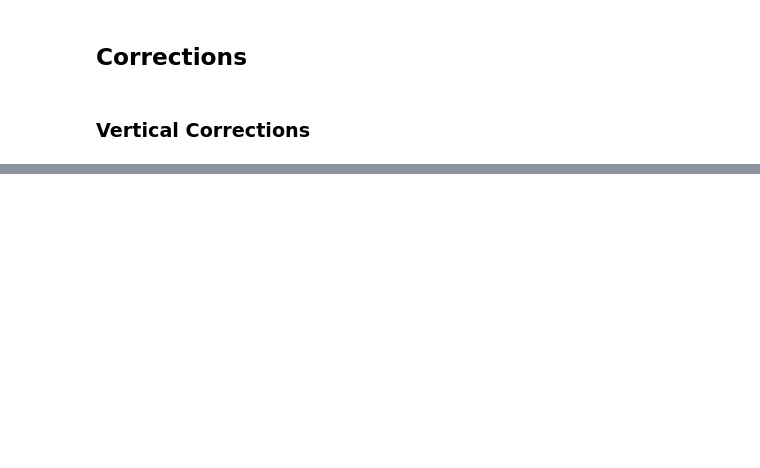
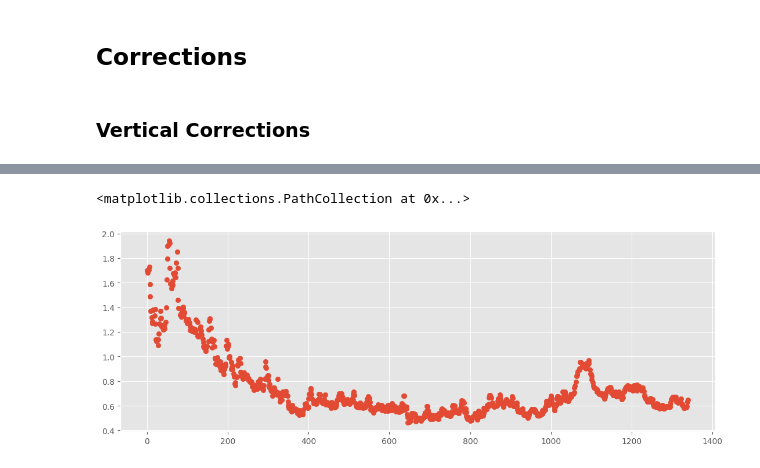
Before and after one commit to Abbass19/LTM_Bot_Clean, a Jupyter notebook: notebooks/0_2_LTM_CNN_TSLA_lmb002_model_2020.ipynb, the cells around one changed output, grey strips where cells are left out. Saved outputs shown, nothing was run; the diff lists cells and outputs as text; code cells hidden in the pictures; blank space fills up the shorter version.

```diff
--- a/notebooks/0_2_LTM_CNN_TSLA_lmb002_model_2020.ipynb
+++ b/notebooks/0_2_LTM_CNN_TSLA_lmb002_model_2020.ipynb
@@ -921,0 +962,5 @@ len(train_predictions)
+# %%
+plt.scatter(positions_day_number_train,corrected_train_raw_targets_ratios)
+# %% [output]
+<matplotlib.collections.PathCollection at 0x...>
+[figure, added]
```
Also changed, not shown: parts of 44 cells of this notebook, 5 other files.
